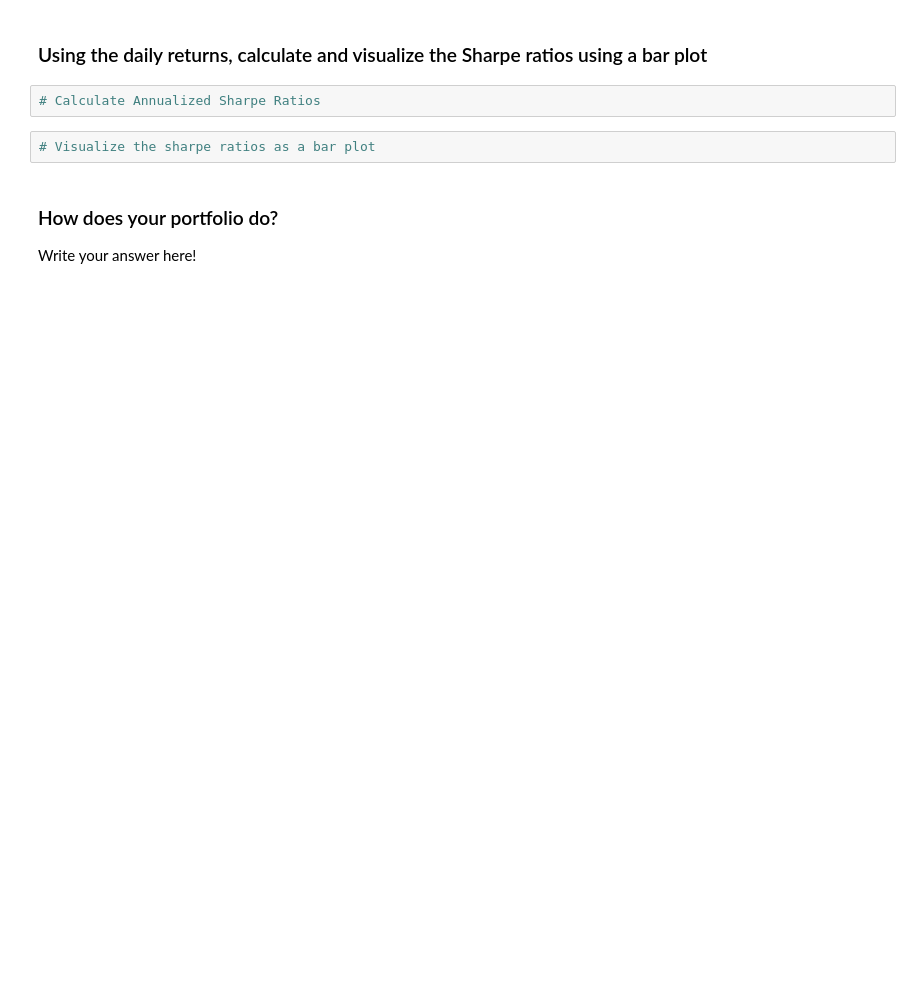
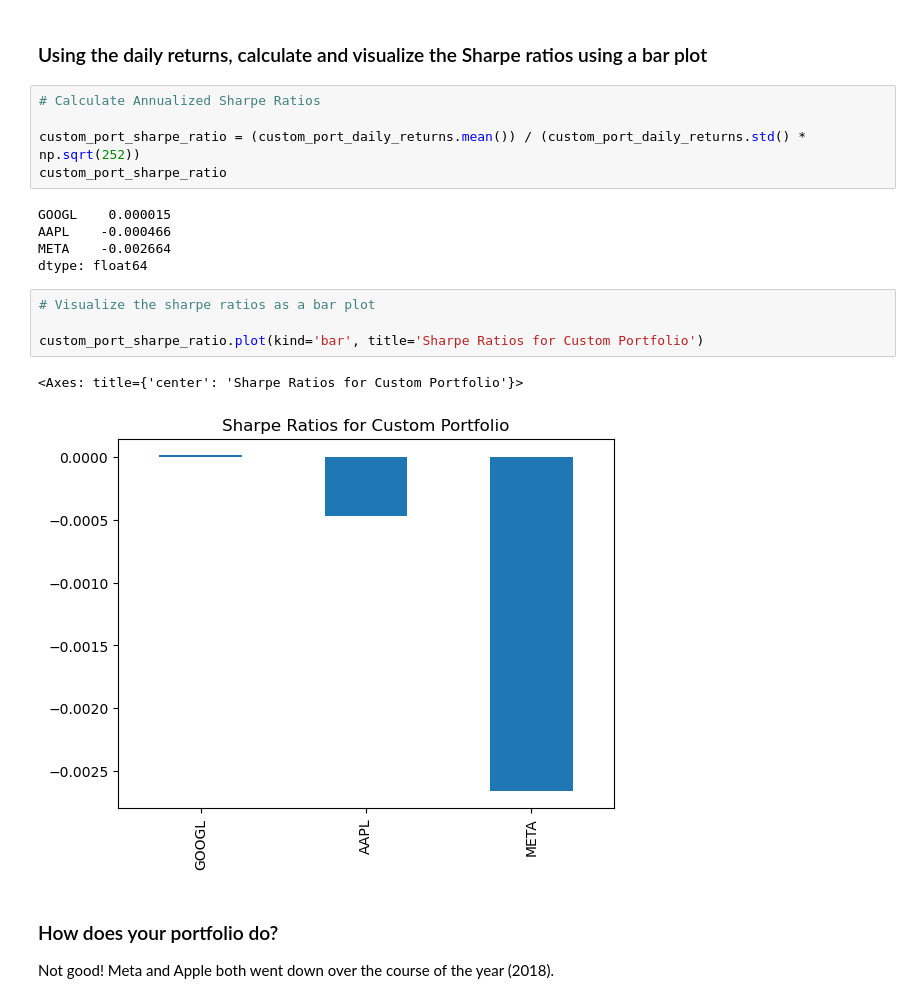
Before and after one commit to knieuwhof/Module-4-Challenge, a Jupyter notebook: whale_analysis.ipynb, the cells around one changed output. Cells and saved outputs as stored; diff of their text form; blank space fills up the shorter version.

```diff
--- a/whale_analysis.ipynb
+++ b/whale_analysis.ipynb
@@ -713,9 +810,22 @@ returns_both_portfolios.head()
 ### Using the daily returns, calculate and visualize the Sharpe ratios using a bar plot
 # %%
 # Calculate Annualized Sharpe Ratios
+
+custom_port_sharpe_ratio = (custom_port_daily_returns.mean()) / (custom_port_daily_returns.std() * np.sqrt(252))
+custom_port_sharpe_ratio
+# %% [output]
+GOOGL    0.000015
+AAPL    -0.000466
+META    -0.002664
+dtype: float64
 # %%
 # Visualize the sharpe ratios as a bar plot
+
+custom_port_sharpe_ratio.plot(kind='bar', title='Sharpe Ratios for Custom Portfolio')
+# %% [output]
+<Axes: title={'center': 'Sharpe Ratios for Custom Portfolio'}>
+[figure, added]
-# %% [markdown]
-### How does your portfolio do?
-
-Write your answer here!
+# %% [markdown]
+### How does your portfolio do?
+
+Not good! Meta and Apple both went down over the course of the year (2018).
```
Also changed, not shown: parts of 13 cells of this notebook, 1 other file.
